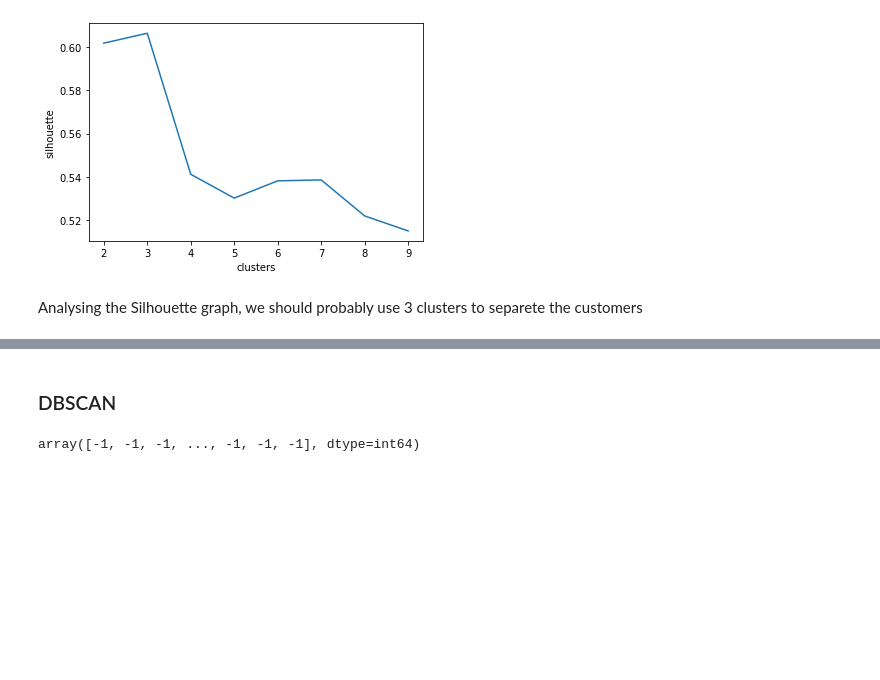
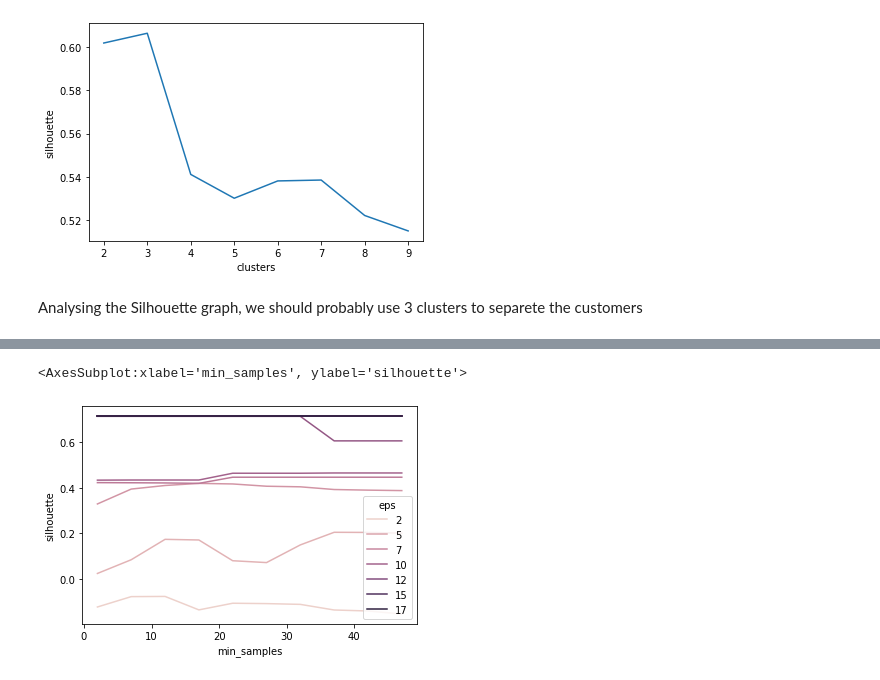
Before and after one commit to ViniciusSimm/customer-clustering, a Jupyter notebook: data_exploring.ipynb, the cells around one changed output, grey strips where cells are left out. Cells and saved outputs as stored; diff of their text form; code cells hidden in the pictures; blank space fills up the shorter version.

Commit message:
three clusters

```diff
--- a/data_exploring.ipynb
+++ b/data_exploring.ipynb
@@ -261,13 +264,3 @@ Analysing the Silhouette graph, we should probably use 3 clusters to separete th
 # %%
 scaler = StandardScaler()
 dataset_scaled = scaler.fit_transform(dataset)
-# %%
-list_of_inertias = []
-list_of_silhouette = []
-clusters = range(2,10)
-for x in clusters:
-    predictions,inertia,silhouette = train_kmeans(dataset_scaled,x)
-    list_of_inertias.append(inertia)
-    list_of_silhouette.append(silhouette)
-
-results_for_graphs = pd.DataFrame({'clusters':clusters,'inertia':list_of_inertias,'silhouette':list_of_silhouette})
@@ -286,5 +267,3 @@ sns.lineplot(x="clusters", y="silhouette",
-# %% [markdown]
-### DBSCAN
 # %%
 from sklearn.cluster import DBSCAN
 def train_dbscan(eps,min_samples,data):
@@ -292,7 +271,23 @@ def train_dbscan(eps,min_samples,data):
     y_pred = dbscan.fit_predict(data)
     # silhouette = silhouette_score(data,dbscan.labels_)
     return y_pred
-# %%
-train_dbscan(2,2,dataset)
-# %% [output]
-array([-1, -1, -1, ..., -1, -1, -1], dtype=int64)
+# %%
+range_min_samples = range(2,50,5)
+range_eps = [2,4,6,8,10,11,12,13,15,17]
+
+register = []
+
+for min_samples in range_min_samples:
+    for eps in range_eps:
+        y_pred = train_dbscan(eps,min_samples,dataset_scaled)
+        if len(set(y_pred)) > 1:
+            silhouette = silhouette_score(dataset_scaled,y_pred)
+            register.append((min_samples,eps,silhouette,len(set(y_pred))))
+# %%
+register_graph = pd.DataFrame(register,columns=['min_samples','eps','silhouette','num_clusters'])
+# %%
+sns.lineplot(x="min_samples", y="silhouette",hue='eps',
+             data=register_graph)
+# %% [output]
+<AxesSubplot:xlabel='min_samples', ylabel='silhouette'>
+[figure, added]
```
Also changed, not shown: parts of 13 cells of this notebook.
